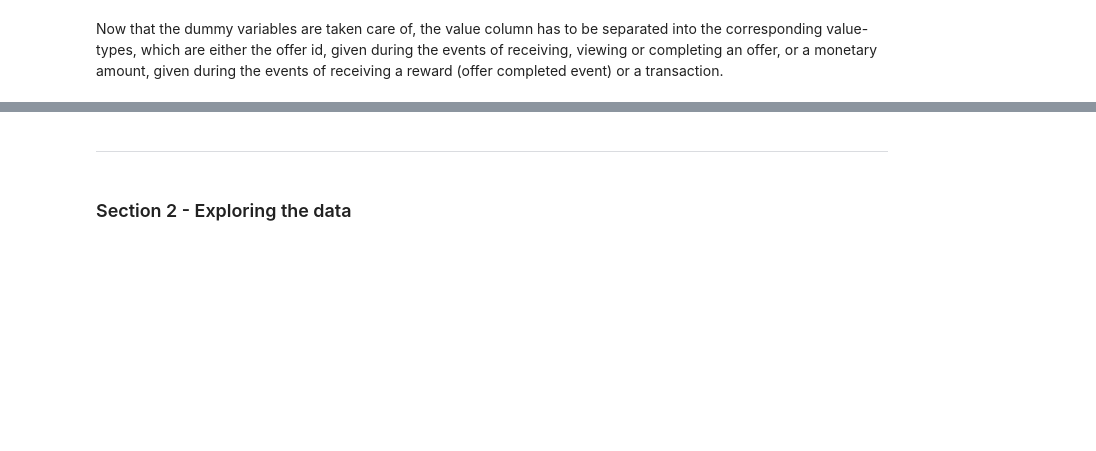
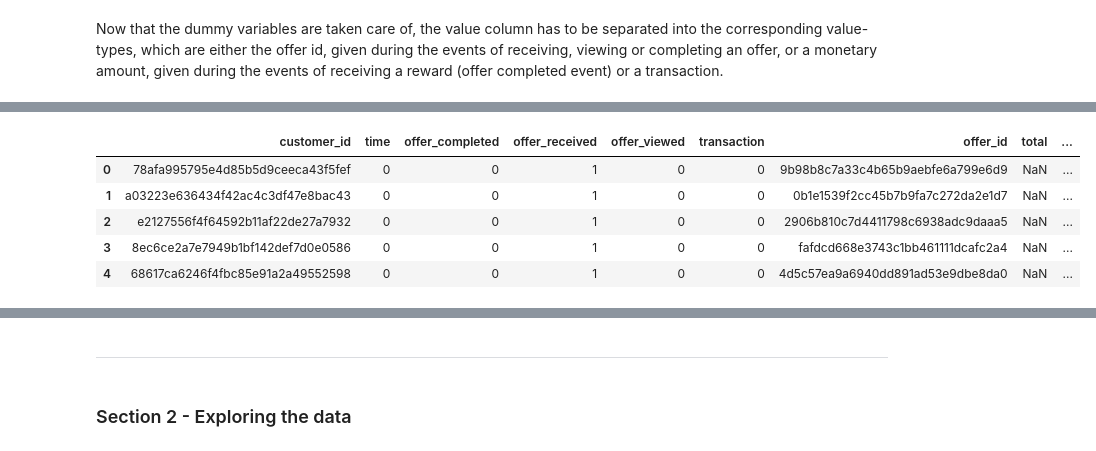
Before and after one commit to Daniel-Hutcheson/starbucks_capstone_project, a Jupyter notebook: Starbucks_Capstone_notebook.ipynb, the cells around one changed output, grey strips where cells are left out. Drawn from its saved outputs; the diff is of its cells as text; code cells hidden in the pictures; blank space fills up the shorter version.

```diff
--- a/Starbucks_Capstone_notebook.ipynb
+++ b/Starbucks_Capstone_notebook.ipynb
@@ -445,0 +605,10 @@ value_df
+# %%
+df_temp = pd.merge(transcript_df, profile_df, how='left', on='customer_id')
+df_temp.head()
+# %% [output]
+|  | customer_id | time | offer_completed | offer_received | offer_viewed | transaction | offer_id | total | ... |
+| 0 | 78afa995795e4d85b5d9ceeca43f5fef | 0 | 0 | 1 | 0 | 0 | 9b98b8c7a33c4b65b9aebfe6a799e6d9 | NaN | ... |
+| 1 | a03223e636434f42ac4c3df47e8bac43 | 0 | 0 | 1 | 0 | 0 | 0b1e1539f2cc45b7b9fa7c272da2e1d7 | NaN | ... |
+| 2 | e2127556f4f64592b11af22de27a7932 | 0 | 0 | 1 | 0 | 0 | 2906b810c7d4411798c6938adc9daaa5 | NaN | ... |
+| 3 | 8ec6ce2a7e7949b1bf142def7d0e0586 | 0 | 0 | 1 | 0 | 0 | fafdcd668e3743c1bb461111dcafc2a4 | NaN | ... |
+| 4 | 68617ca6246f4fbc85e91a2a49552598 | 0 | 0 | 1 | 0 | 0 | 4d5c57ea9a6940dd891ad53e9dbe8da0 | NaN | ... |
```
Also changed, not shown: parts of 31 cells of this notebook, 1 other file.
